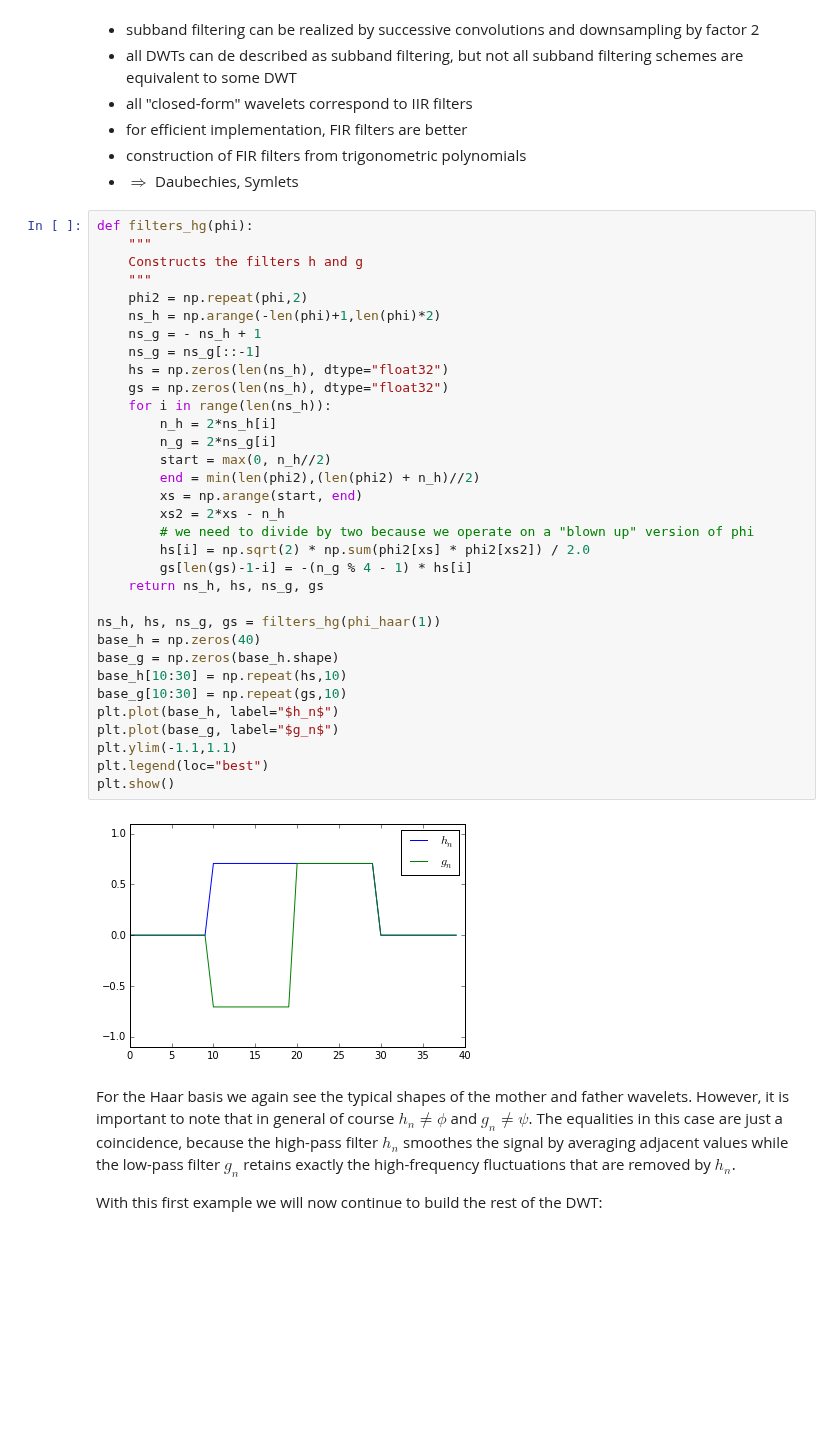
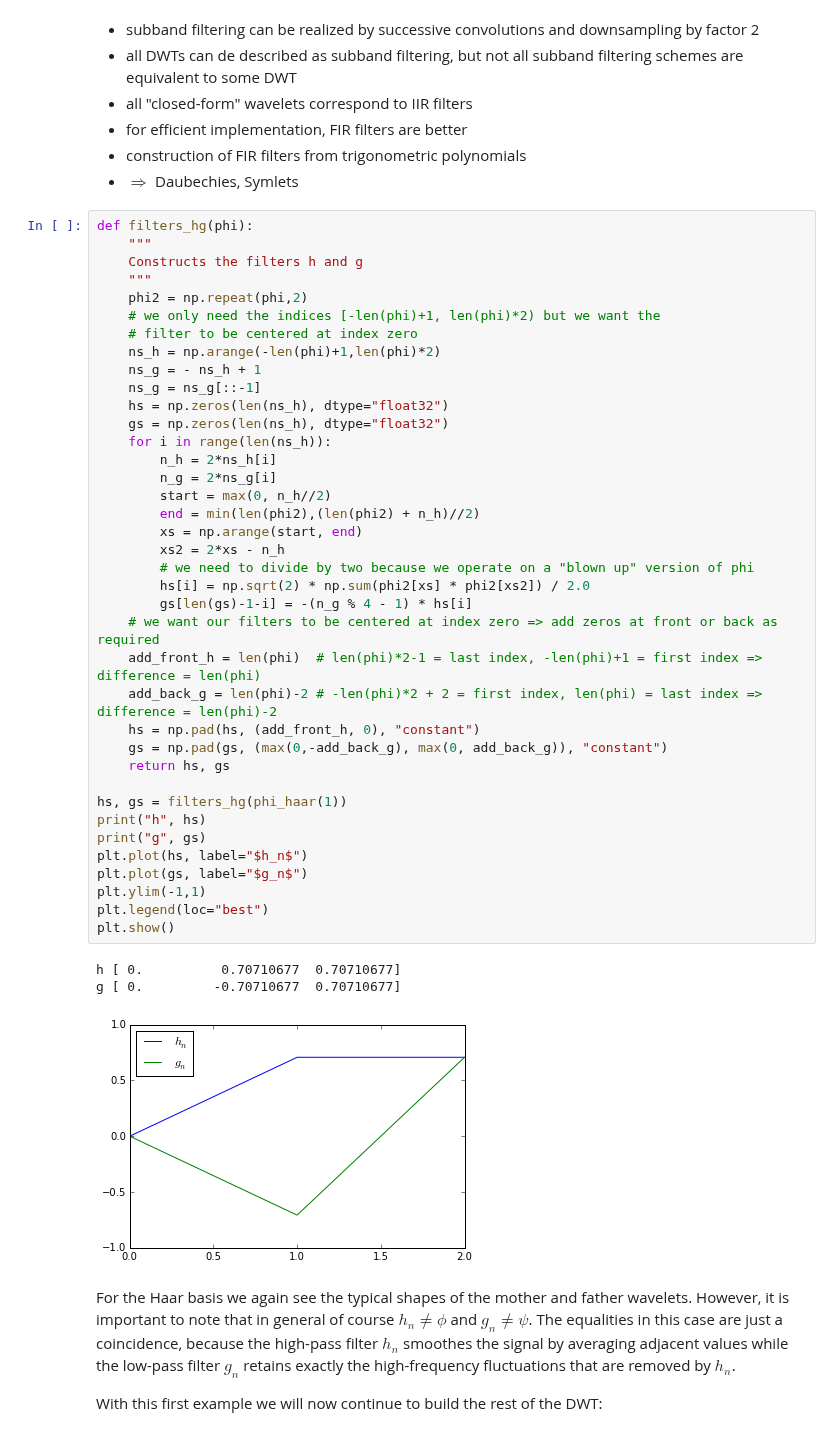
Before and after one commit to CSchoel/learn-wavelets, a Jupyter notebook: wavelet-introduction.ipynb, the cells around one changed output. Drawn from its saved outputs; the diff is of its cells as text; blank space fills up the shorter version.

Commit message:
adjusts filter_hg function to produce filters centered at index 0

```diff
--- a/wavelet-introduction.ipynb
+++ b/wavelet-introduction.ipynb
@@ -824,38 +824,45 @@ TODO:
 # %%
 def filters_hg(phi):
     """
     Constructs the filters h and g
     """
     phi2 = np.repeat(phi,2)
+    # we only need the indices [-len(phi)+1, len(phi)*2) but we want the
+    # filter to be centered at index zero
     ns_h = np.arange(-len(phi)+1,len(phi)*2)
     ns_g = - ns_h + 1
     ns_g = ns_g[::-1]
     hs = np.zeros(len(ns_h), dtype="float32")
     gs = np.zeros(len(ns_h), dtype="float32")
     for i in range(len(ns_h)):
         n_h = 2*ns_h[i]
         n_g = 2*ns_g[i]
         start = max(0, n_h//2)
         end = min(len(phi2),(len(phi2) + n_h)//2)
         xs = np.arange(start, end)
         xs2 = 2*xs - n_h
         # we need to divide by two because we operate on a "blown up" version of phi
         hs[i] = np.sqrt(2) * np.sum(phi2[xs] * phi2[xs2]) / 2.0
         gs[len(gs)-1-i] = -(n_g % 4 - 1) * hs[i]
-    return ns_h, hs, ns_g, gs
+    # we want our filters to be centered at index zero => add zeros at front or back as required
+    add_front_h = len(phi)  # len(phi)*2-1 = last index, -len(phi)+1 = first index => difference = len(phi)
+    add_back_g = len(phi)-2 # -len(phi)*2 + 2 = first index, len(phi) = last index => difference = len(phi)-2
+    hs = np.pad(hs, (add_front_h, 0), "constant")
+    gs = np.pad(gs, (max(0,-add_back_g), max(0, add_back_g)), "constant")
+    return hs, gs
 
-ns_h, hs, ns_g, gs = filters_hg(phi_haar(1))
-base_h = np.zeros(40)
-base_g = np.zeros(base_h.shape)
-base_h[10:30] = np.repeat(hs,10)
-base_g[10:30] = np.repeat(gs,10)
-plt.plot(base_h, label="$h_n$")
-plt.plot(base_g, label="$g_n$")
-plt.ylim(-1.1,1.1)
+hs, gs = filters_hg(phi_haar(1))
+print("h", hs)
+print("g", gs)
+plt.plot(hs, label="$h_n$")
+plt.plot(gs, label="$g_n$")
+plt.ylim(-1,1)
 plt.legend(loc="best")
 plt.show()
 # %% [output]
+h [ 0.          0.70710677  0.70710677]
+g [ 0.         -0.70710677  0.70710677]
-[figure, old version]
+[figure, new version]
 # %% [markdown]
 For the Haar basis we again see the typical shapes of the mother and father wavelets.
 However, it is important to note that in general of course $h_n \neq \phi$ and $g_n \neq \psi$.
```
Also changed, not shown: parts of 1 cell of this notebook.
